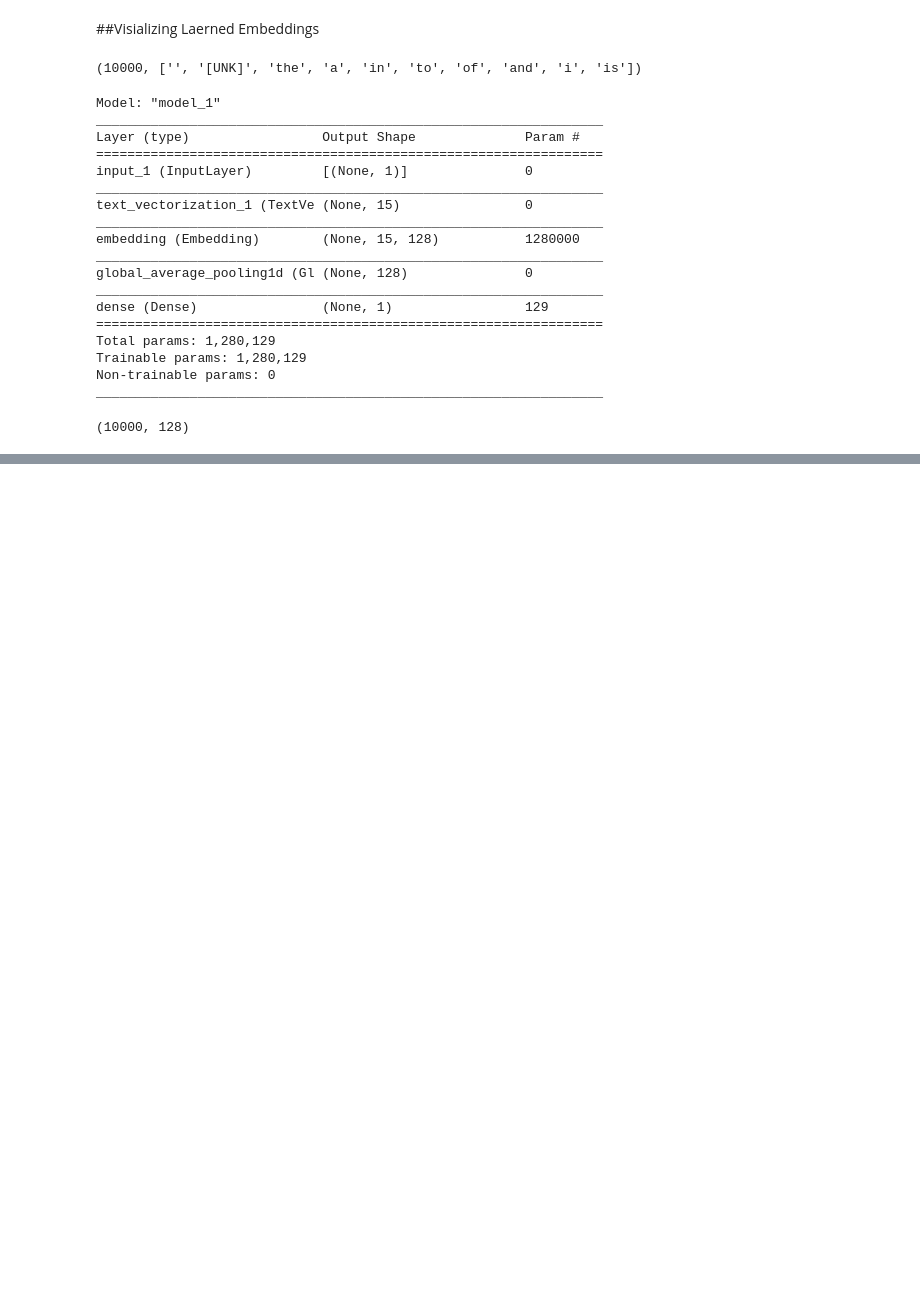
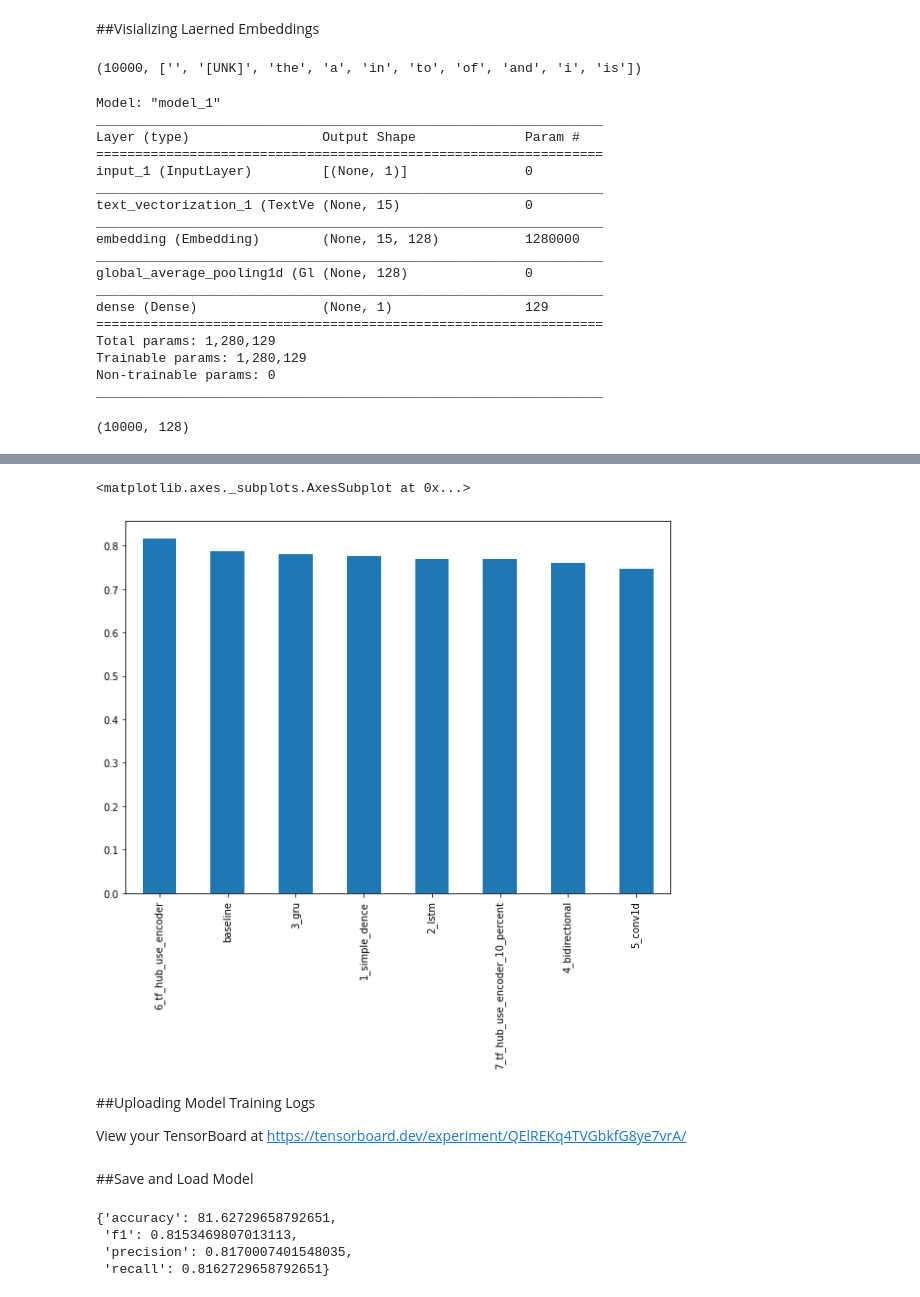
Before and after one commit to PasinduUkwatta/TensorFlow--Practise, a Jupyter notebook: Introduction_to_nlp_with_tensorflow (1).ipynb, the cells around one changed output, grey strips where cells are left out. Saved outputs shown, nothing was run; the diff lists cells and outputs as text; code cells hidden in the pictures; blank space fills up the shorter version.

```diff
--- a/Introduction_to_nlp_with_tensorflow (1).ipynb
+++ b/Introduction_to_nlp_with_tensorflow (1).ipynb
@@ -614,0 +1399,10 @@ except Exception:
+# %%
+#sort model resutls bu f1-score
+all_model_results.sort_values("f1",ascending=False)["f1"].plot(kind="bar",figsize=(10,7))
+# %% [output]
+<matplotlib.axes._subplots.AxesSubplot at 0x...>
+[figure, added]
+# %% [markdown]
+##Uploading Model Training Logs
+
+View your TensorBoard at https://tensorboard.dev/experiment/QElREKq4TVGbkfG8ye7vrA/
@@ -614,0 +1415,9 @@ except Exception:
+# %% [markdown]
+##Save and Load Model
+# %%
+model_6_results
+# %% [output]
+{'accuracy': 81.62729658792651,
+ 'f1': 0.8153469807013113,
+ 'precision': 0.8170007401548035,
+ 'recall': 0.8162729658792651}
```
Also changed, not shown: parts of 111 cells of this notebook, 1 other file.
